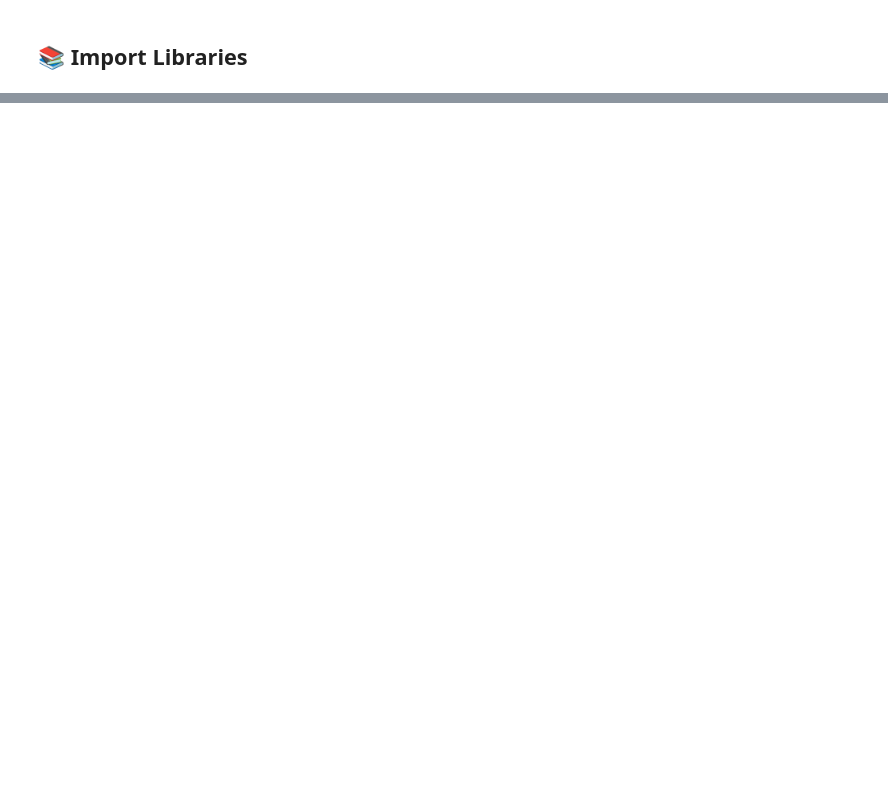
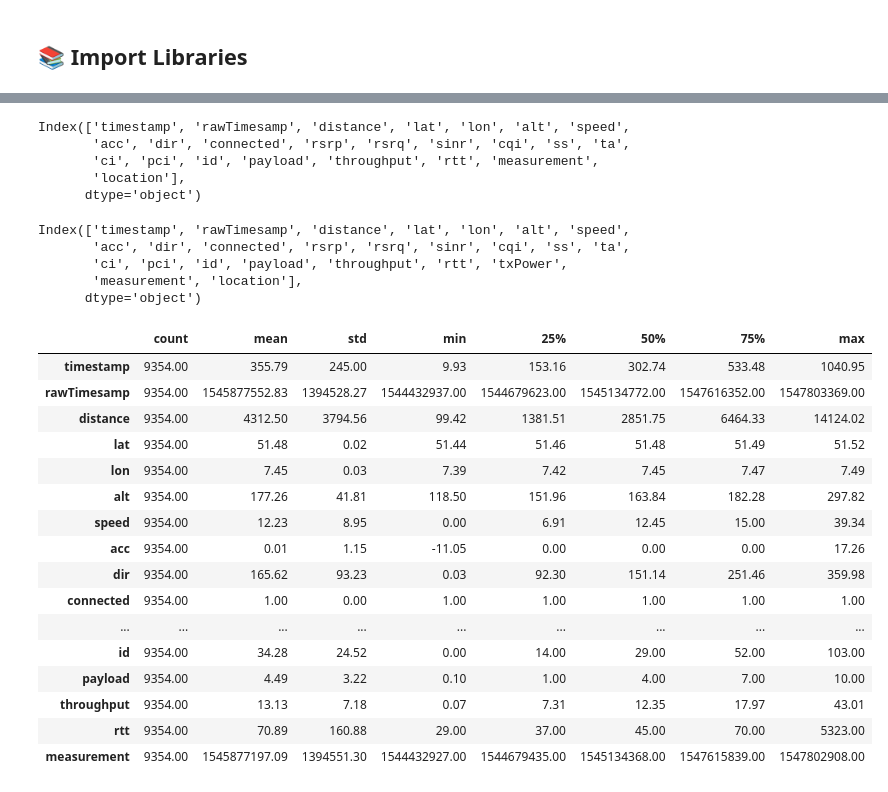
Before and after one commit to luiul/statistics-meets-logistics, a Jupyter notebook: project-w-data/project.ipynb, the cells around one changed output, grey strips where cells are left out. Drawn from its saved outputs; the diff is of its cells as text; code cells hidden in the pictures; blank space fills up the shorter version.

Commit message:
prepared dataframes for project, updated readme

```diff
--- a/project-w-data/project.ipynb
+++ b/project-w-data/project.ipynb
@@ -110,0 +110,73 @@ NameError: name 'df' is not defined
+# %%
+dl.columns
+# timestamp: ? (drop this column?)
+# rawTimesamp: unix timestamp; visit unixtimestamp.com/ to convert (correction of column name!)
+# distance: ?
+# lat: latitude
+# lon: longitude
+# alt: altitude relative to NHN
+# speed: [speed] = m/s
+# acc: [acc] = m/s**2; contains negative values!
+# dir: [dir] = grad; north === 0; dir: S -> [0,359.99]
+# connect: LTE connection; here always one (drop this column!)
+
+# signal performance indicator; visit cablefree.net/wirelesstechnology/4glte/rsrp-rsrq-measurement-lte/ for more detail
+    # rsrp: performance indicator based on path loss; all values are negative (possibly irrelevant!)
+    # rsrq: performance indicator; can contain negative values (possible irrelevant!)
+    # sinr: performance indicator; can contain negative values (possible irrelevant!)
+    # cqi: ?
+    # ss === Arbitrary Strength Unit (ASU) rsrp = ASU - 140 (redudant! drop this column!)
+    # ta: ?
+    # ci: ?
+
+# pci: physical cell ID; internal information (irrelevant!)
+# id: ? (vehicle id?)
+# payload: [payload] = MB
+# throughput: [throughput] = mbits (key value!)
+# rtt: [rtt] = ms; round trip time for the signal (vehicle -> tower -> vehicle)
+# measuremt: ?
+# location: name of the location; location: S -> {'campus', 'highway', 'suburban', 'urban'}
+
+# there is no column reflecting the frequency of the signal (see Variablenbeschreibung in moodle) (?)
+
+# drop: timestamp, connect, ss, pci
+# rename: rawTimesamp -> timestamp_raw
+# %% [output]
+Index(['timestamp', 'rawTimesamp', 'distance', 'lat', 'lon', 'alt', 'speed',
+       'acc', 'dir', 'connected', 'rsrp', 'rsrq', 'sinr', 'cqi', 'ss', 'ta',
+       'ci', 'pci', 'id', 'payload', 'throughput', 'rtt', 'measurement',
+       'location'],
+      dtype='object')
+# %%
+ul.columns
+# txPower: [txPower] = dBm; measurement of signal strength
+
+# drop: timestamp, connect, ss, pci
+# rename: rawTimesamp -> timestamp_raw
+# %% [output]
+Index(['timestamp', 'rawTimesamp', 'distance', 'lat', 'lon', 'alt', 'speed',
+       'acc', 'dir', 'connected', 'rsrp', 'rsrq', 'sinr', 'cqi', 'ss', 'ta',
+       'ci', 'pci', 'id', 'payload', 'throughput', 'rtt', 'txPower',
+       'measurement', 'location'],
+      dtype='object')
+# %%
+dl.describe().transpose()
+# some statistical values have no meaningful interpretation!
+# %% [output]
+|  | count | mean | std | min | 25% | 50% | 75% | max |
+| timestamp | 9354.00 | 355.79 | 245.00 | 9.93 | 153.16 | 302.74 | 533.48 | 1040.95 |
+| rawTimesamp | 9354.00 | 1545877552.83 | 1394528.27 | 1544432937.00 | 1544679623.00 | 1545134772.00 | 1547616352.00 | 1547803369.00 |
+| distance | 9354.00 | 4312.50 | 3794.56 | 99.42 | 1381.51 | 2851.75 | 6464.33 | 14124.02 |
+| lat | 9354.00 | 51.48 | 0.02 | 51.44 | 51.46 | 51.48 | 51.49 | 51.52 |
+| lon | 9354.00 | 7.45 | 0.03 | 7.39 | 7.42 | 7.45 | 7.47 | 7.49 |
+| alt | 9354.00 | 177.26 | 41.81 | 118.50 | 151.96 | 163.84 | 182.28 | 297.82 |
+| speed | 9354.00 | 12.23 | 8.95 | 0.00 | 6.91 | 12.45 | 15.00 | 39.34 |
+| acc | 9354.00 | 0.01 | 1.15 | -11.05 | 0.00 | 0.00 | 0.00 | 17.26 |
+| dir | 9354.00 | 165.62 | 93.23 | 0.03 | 92.30 | 151.14 | 251.46 | 359.98 |
+| connected | 9354.00 | 1.00 | 0.00 | 1.00 | 1.00 | 1.00 | 1.00 | 1.00 |
+| ... | ... | ... | ... | ... | ... | ... | ... | ... |
+| id | 9354.00 | 34.28 | 24.52 | 0.00 | 14.00 | 29.00 | 52.00 | 103.00 |
+| payload | 9354.00 | 4.49 | 3.22 | 0.10 | 1.00 | 4.00 | 7.00 | 10.00 |
+| throughput | 9354.00 | 13.13 | 7.18 | 0.07 | 7.31 | 12.35 | 17.97 | 43.01 |
+| rtt | 9354.00 | 70.89 | 160.88 | 29.00 | 37.00 | 45.00 | 70.00 | 5323.00 |
+| measurement | 9354.00 | 1545877197.09 | 1394551.30 | 1544432927.00 | 1544679435.00 | 1545134368.00 | 1547615839.00 | 1547802908.00 |
```
Also changed, not shown: parts of 17 cells of this notebook, 2 other files.
